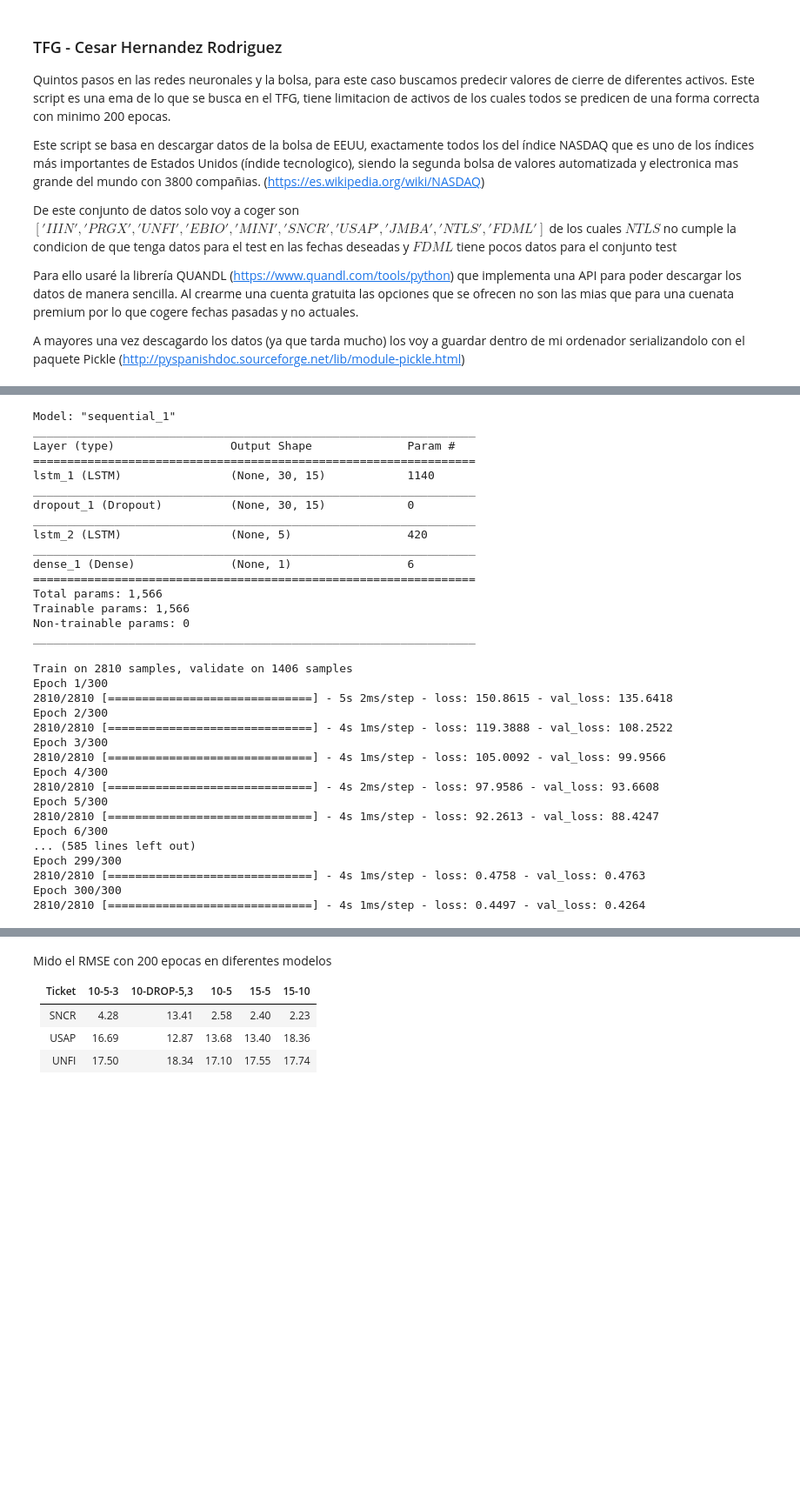
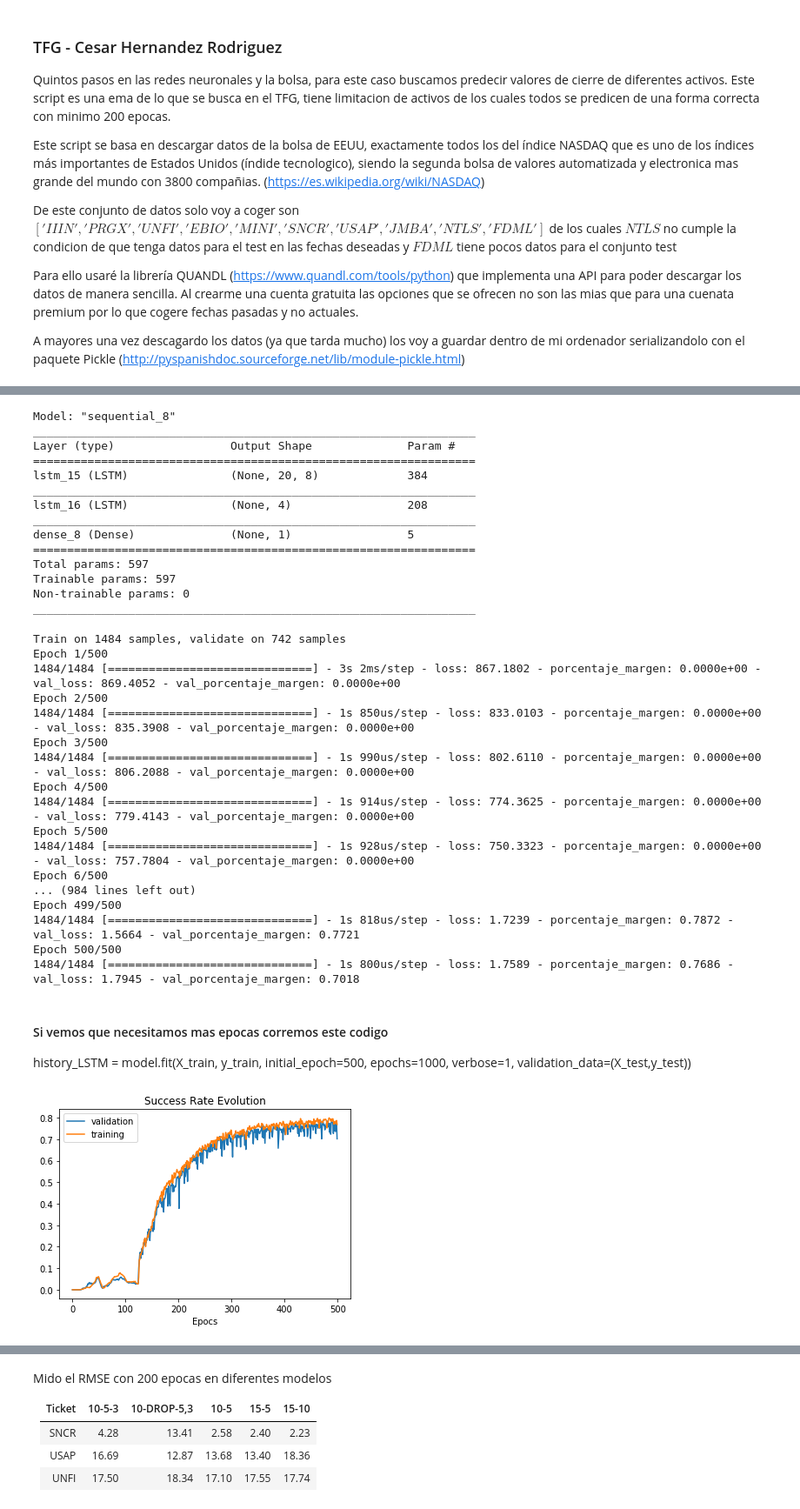
Before and after one commit to CesarHernandez73/TFG_Informatica, a Jupyter notebook: demo/TFGDemo2105.ipynb, the cells around one changed output, grey strips where cells are left out. Shown: that part at 87% size. Cells and saved outputs as stored; diff of their text form; code cells hidden in the pictures; blank space fills up the shorter version.

```diff
--- a/demo/TFGDemo2105.ipynb
+++ b/demo/TFGDemo2105.ipynb
@@ -281,54 +280,67 @@ Voy a predecir el activo  IIIN
 # Creacion de la red neural LSTM
 
 model = Sequential()
-model.add(LSTM(15, input_shape=(30,3),return_sequences=True))
-model.add(Dropout(0.2)) # Ir reduciendo las inputs empezar con 10 y bajar
-model.add(LSTM(units = 5,return_sequences = False))
-#model.add(LSTM(units = 3,return_sequences = False))
+model.add(LSTM(8, input_shape=(20,3),return_sequences=True))
+model.add(LSTM(units = 4,return_sequences = False))
 model.add(Dense(1))
-model.compile(optimizer="adam",loss='mse')
+model.compile(optimizer="adam",loss='mse',metrics=[porcentaje_margen])
 model.summary()
 # %% [output]
-Model: "sequential_1"
+Model: "sequential_8"
 _________________________________________________________________
 Layer (type)                 Output Shape              Param #
 =================================================================
-lstm_1 (LSTM)                (None, 30, 15)            1140
+lstm_15 (LSTM)               (None, 20, 8)             384
 _________________________________________________________________
-dropout_1 (Dropout)          (None, 30, 15)            0
+lstm_16 (LSTM)               (None, 4)                 208
 _________________________________________________________________
-lstm_2 (LSTM)                (None, 5)                 420
-_________________________________________________________________
-dense_1 (Dense)              (None, 1)                 6
+dense_8 (Dense)              (None, 1)                 5
 =================================================================
-Total params: 1,566
-Trainable params: 1,566
+Total params: 597
+Trainable params: 597
 Non-trainable params: 0
 _________________________________________________________________
 # %%
 history_LSTM = model.fit(X_train,
                   y_train,
-                  epochs=300,
+                  epochs=500,
                   verbose=1,
                   validation_data=(X_test,y_test))
 # %% [output]
-Train on 2810 samples, validate on 1406 samples
-Epoch 1/300
-2810/2810 [==============================] - 5s 2ms/step - loss: 150.8615 - val_loss: 135.6418
-Epoch 2/300
-2810/2810 [==============================] - 4s 1ms/step - loss: 119.3888 - val_loss: 108.2522
-Epoch 3/300
-2810/2810 [==============================] - 4s 1ms/step - loss: 105.0092 - val_loss: 99.9566
-Epoch 4/300
-2810/2810 [==============================] - 4s 2ms/step - loss: 97.9586 - val_loss: 93.6608
-Epoch 5/300
-2810/2810 [==============================] - 4s 1ms/step - loss: 92.2613 - val_loss: 88.4247
-Epoch 6/300
-... (585 lines left out)
-Epoch 299/300
-2810/2810 [==============================] - 4s 1ms/step - loss: 0.4758 - val_loss: 0.4763
-Epoch 300/300
-2810/2810 [==============================] - 4s 1ms/step - loss: 0.4497 - val_loss: 0.4264
+Train on 1484 samples, validate on 742 samples
+Epoch 1/500
+1484/1484 [==============================] - 3s 2ms/step - loss: 867.1802 - porcentaje_margen: 0.0000e+00 - val_loss: 869.4052 - val_porcentaje_margen: 0.0000e+00
+Epoch 2/500
+1484/1484 [==============================] - 1s 850us/step - loss: 833.0103 - porcentaje_margen: 0.0000e+00 - val_loss: 835.3908 - val_porcentaje_margen: 0.0000e+00
+Epoch 3/500
+1484/1484 [==============================] - 1s 990us/step - loss: 802.6110 - porcentaje_margen: 0.0000e+00 - val_loss: 806.2088 - val_porcentaje_margen: 0.0000e+00
+Epoch 4/500
+1484/1484 [==============================] - 1s 914us/step - loss: 774.3625 - porcentaje_margen: 0.0000e+00 - val_loss: 779.4143 - val_porcentaje_margen: 0.0000e+00
+Epoch 5/500
+1484/1484 [==============================] - 1s 928us/step - loss: 750.3323 - porcentaje_margen: 0.0000e+00 - val_loss: 757.7804 - val_porcentaje_margen: 0.0000e+00
+Epoch 6/500
+... (984 lines left out)
+Epoch 499/500
+1484/1484 [==============================] - 1s 818us/step - loss: 1.7239 - porcentaje_margen: 0.7872 - val_loss: 1.5664 - val_porcentaje_margen: 0.7721
+Epoch 500/500
+1484/1484 [==============================] - 1s 800us/step - loss: 1.7589 - porcentaje_margen: 0.7686 - val_loss: 1.7945 - val_porcentaje_margen: 0.7018
+# %% [markdown]
+#### Si vemos que necesitamos mas epocas corremos este codigo
+history_LSTM = model.fit(X_train,
+                  y_train,
+                  initial_epoch=500,
+                  epochs=1000,
+                  verbose=1,
+                  validation_data=(X_test,y_test))
+# %%
+plt.plot(history_LSTM.epoch,history_LSTM.history['val_porcentaje_margen'],label='validation')
+plt.plot(history_LSTM.epoch,history_LSTM.history['porcentaje_margen'],label="training")
+plt.legend()
+plt.title('Success Rate Evolution')
+plt.xlabel('Epocs')
+plt.show()
+# %% [output]
+[figure, added]
 # %%
 # Calculo la prediccion para mi conjunto test
 predicted_stock_price = pd.DataFrame(model.predict(Xtt))
```
Also changed, not shown: parts of 16 cells of this notebook, 11 other files.
